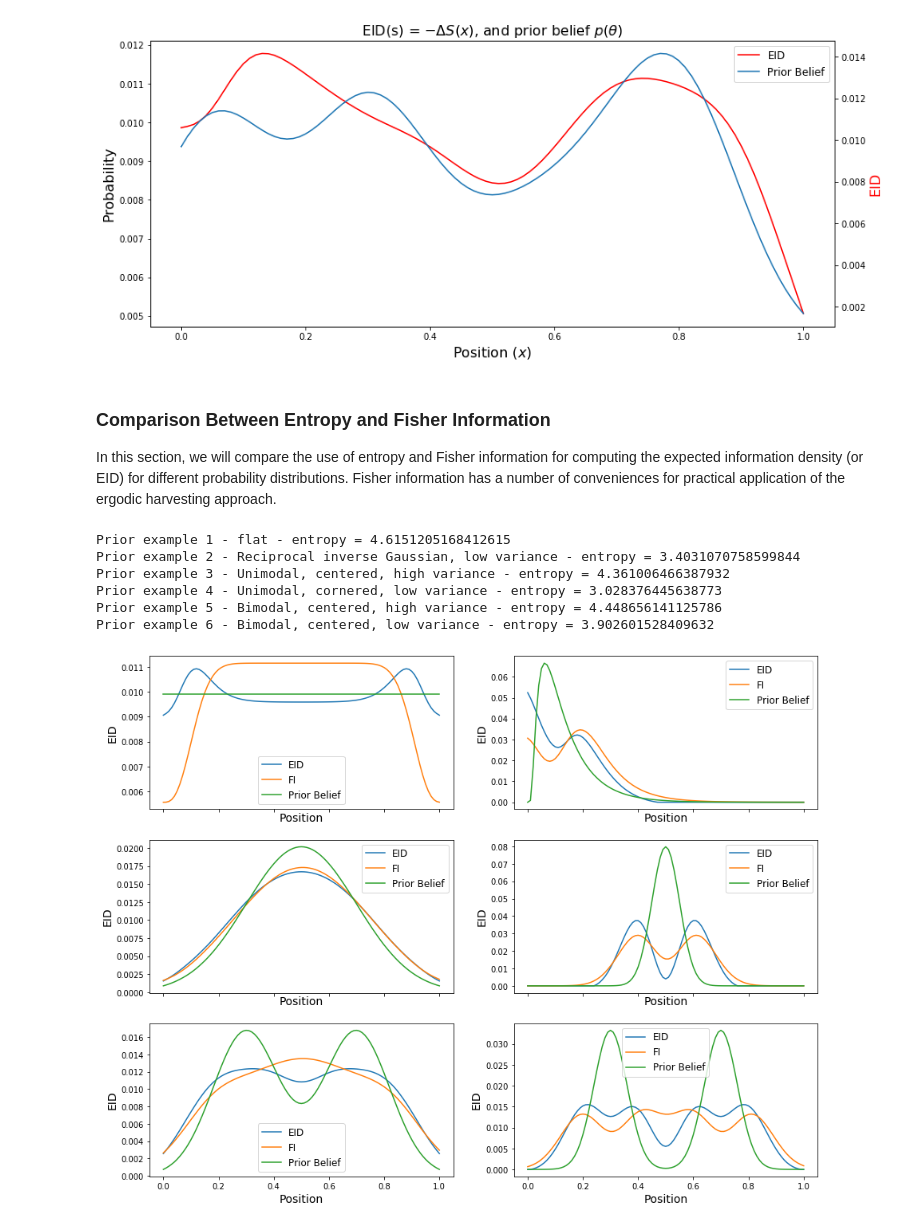
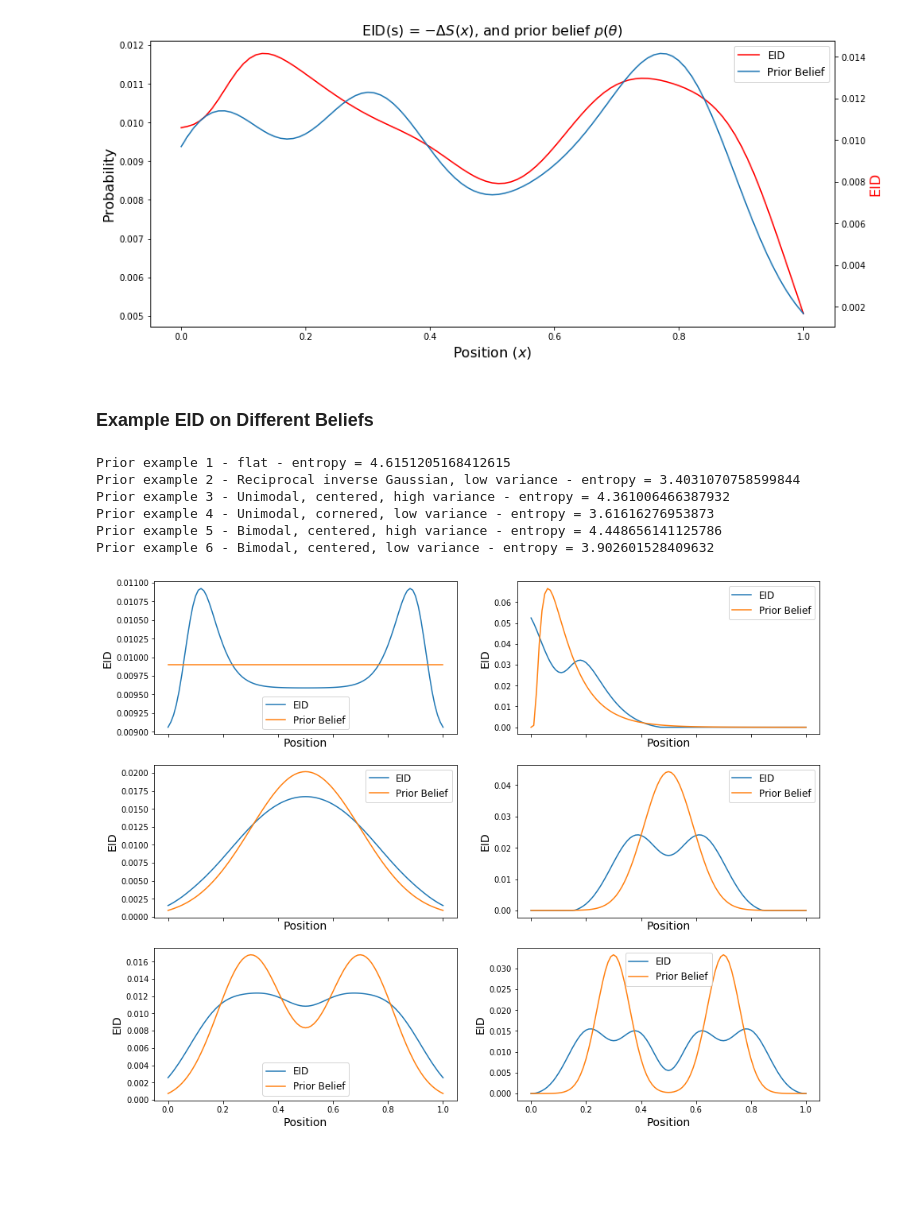
Before and after one commit to MacIver-Lab/Ergodic-Information-Harvesting, a Jupyter notebook: Tutorial/Ergodic_Information_Harvesting_Tutorial.ipynb, the cells around one changed output. Saved outputs shown, nothing was run; the diff lists cells and outputs as text; code cells hidden in the pictures; blank space fills up the shorter version.

```diff
--- a/Tutorial/Ergodic_Information_Harvesting_Tutorial.ipynb
+++ b/Tutorial/Ergodic_Information_Harvesting_Tutorial.ipynb
@@ -264,7 +245,7 @@ priorP /= sum(priorP)
 # Plot prior belief
 plt.figure(figsize=(14,5))
 plot(wsSamples, priorP)
-plt.title(r"Prior Probability $p(\theta)$", fontsize=14)
+plt.title(r"Prior Belief $p(\theta)$", fontsize=14)
 plt.xlabel("Position ($x$)", fontsize=14)
 plt.ylabel("Probability", fontsize=14)
 
@@ -277,12 +258,4 @@ def PvxNew(v, theta=wsSamples, prior=priorP, sigmaM=0.1, sigmaL=0.2):
     pvx = pvx.sum(axis=0)
     pvx /= pvx.sum()
     return pvx, pL
-
-# Plot a example given measurement V
-plt.figure(figsize=(14,5))
-pvx, pl = PvxNew(0.1)
-plot(wsSamples, pvx)
-plt.title(r'Likelihood Function Given $V=0.1$', fontsize=14)
-plt.xlabel('Position ($x$)', fontsize=14);
-plt.ylabel('Likelihood', fontsize=14);
 # %% [output]
@@ -301,13 +273,12 @@ def EER(prior, sigmaM=0.1, sigmaL=0.2):
         dS = entropy(pp.T) - sBase
         # Update result
         deltaS += pvx * dS
-
     # Convert deltaS to Entropy EID
     EER_Entropy = -deltaS
     EER_Entropy[EER_Entropy == np.inf] = 0
     EER_Entropy[EER_Entropy < 0] = 0
     if abs(EER_Entropy).sum() != 0:
-        EER_Entropy /= abs(EER_Entropy).sum()
+        EER_Entropy /= EER_Entropy.sum()
 
     return EER_Entropy
 
@@ -337,6 +308,3 @@ plt.legend(h, lbl, fontsize=12);
 Maximum possible entropy = 4.6151205168412615
 Entropy of current prior = 4.570760331054973
 [figure]
-# %% [markdown]
-### Comparison Between Entropy and Fisher Information
-In this section, we will compare the use of entropy and Fisher information for computing the expected information density (or EID) for different probability distributions. Fisher information has a number of conveniences for practical application of the ergodic harvesting approach.
@@ -352,54 +311,54 @@ def EID(prior, sigmaM=0.1, sigmaL=0.2):
+# %% [markdown]
+### Example EID on Different Beliefs
 # %%
 ## Construct a variety of different prior beliefs and compute the corresponding EID maps
 priorP1 = np.ones(wsResolution)/wsResolution  # Flat belief
-EID_Entropy1, EID_FI1 = EID(priorP1)
+EID_Entropy1 = EER(priorP1)
 print("Prior example 1 - flat - entropy = {0}".format(entropy(priorP1)))
 
 priorP2 = recipinvgauss.pdf(wsSamples+1e-4,0.6,0,0.05)  # Reciprocal inverse Gaussian, centered, low variance
 priorP2 /= priorP2.sum()
-EID_Entropy2, EID_FI2 = EID(priorP2)
+EID_Entropy2 = EER(priorP2)
 print("Prior example 2 - Reciprocal inverse Gaussian, low variance - entropy = {0}".format(entropy(priorP2)))
 
 priorP3 = norm.pdf(wsSamples,0.5,0.2)  # Unimodal, centered, high variance
 priorP3 /= priorP3.sum()
-EID_Entropy3, EID_FI3 = EID(priorP3)
+EID_Entropy3 = EER(priorP3)
 print("Prior example 3 - Unimodal, centered, high variance - entropy = {0}".format(entropy(priorP3)))
 
-priorP4 = norm.pdf(wsSamples,0.5,0.05)  # Unimodal, centered, low variance
+priorP4 = norm.pdf(wsSamples,0.5,0.09)  # Unimodal, centered, low variance
 priorP4 /= priorP4.sum()
-EID_Entropy4, EID_FI4 = EID(priorP4)
+EID_Entropy4 = EER(priorP4)
 print("Prior example 4 - Unimodal, cornered, low variance - entropy = {0}".format(entropy(priorP4)))
 
 priorP5 = norm.pdf(wsSamples,0.7,0.12) + norm.pdf(wsSamples,0.3,0.12) # Bimodal, centered, high variance
 priorP5 /= priorP5.sum()
-EID_Entropy5, EID_FI5 = EID(priorP5)
+EID_Entropy5 = EER(priorP5)
 print("Prior example 5 - Bimodal, centered, high variance - entropy = {0}".format(entropy(priorP5)))
 
 priorP6 = norm.pdf(wsSamples,0.7,0.06) + norm.pdf(wsSamples,0.3,0.06) # Bimodal, centered, high variance
 priorP6 /= priorP6.sum()
-EID_Entropy6, EID_FI6 = EID(priorP6)
+EID_Entropy6 = EER(priorP6)
 print("Prior example 6 - Bimodal, centered, low variance - entropy = {0}".format(entropy(priorP6)))
 
 # Build data list
 priorList = [priorP1, priorP2, priorP3, priorP4, priorP5, priorP6]
-eEIDList = [EID_Entropy1, EID_Entropy2, EID_Entropy3, EID_Entropy4, EID_Entropy5, EID_Entropy6]
-fiEIDList = [EID_FI1, EID_FI2, EID_FI3, EID_FI4, EID_FI5, EID_FI6]
+EIDList = [EID_Entropy1, EID_Entropy2, EID_Entropy3, EID_Entropy4, EID_Entropy5, EID_Entropy6]
 
 ## Compare Entropy and Fisher Information on Different Priors
 f, axArray = plt.subplots(3, 2, sharex='col', figsize=(15, 12))
 axArray = axArray.flatten()
 for idx, p in enumerate(priorList):
-    axArray[idx].plot(wsSamples, eEIDList[idx], label='EID')
-    axArray[idx].plot(wsSamples, fiEIDList[idx], label='FI')
+    axArray[idx].plot(wsSamples, EIDList[idx], label='EID')
     axArray[idx].plot(wsSamples, p, label='Prior Belief')
     axArray[idx].set_xlabel("Position", fontsize=14)
     axArray[idx].set_ylabel("EID", fontsize=14)
     axArray[idx].legend(fontsize=12, loc='best');
 # %% [output]
 Prior example 1 - flat - entropy = 4.6151205168412615
 Prior example 2 - Reciprocal inverse Gaussian, low variance - entropy = 3.4031070758599844
 Prior example 3 - Unimodal, centered, high variance - entropy = 4.361006466387932
-Prior example 4 - Unimodal, cornered, low variance - entropy = 3.028376445638773
+Prior example 4 - Unimodal, cornered, low variance - entropy = 3.61616276953873
 Prior example 5 - Bimodal, centered, high variance - entropy = 4.448656141125786
 Prior example 6 - Bimodal, centered, low variance - entropy = 3.902601528409632
-[figure, old version]
+[figure, new version]
```
Also changed, not shown: parts of 18 cells of this notebook.
